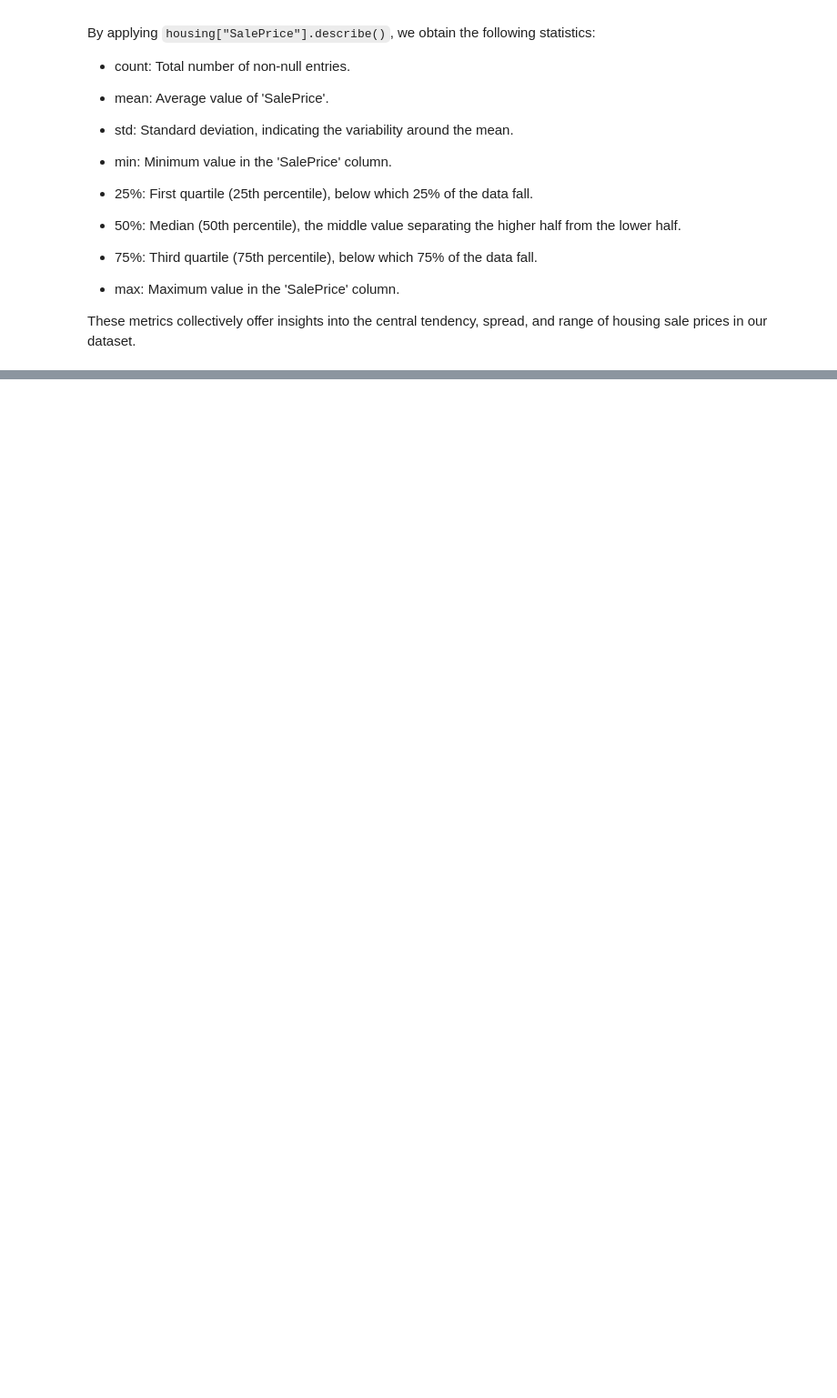
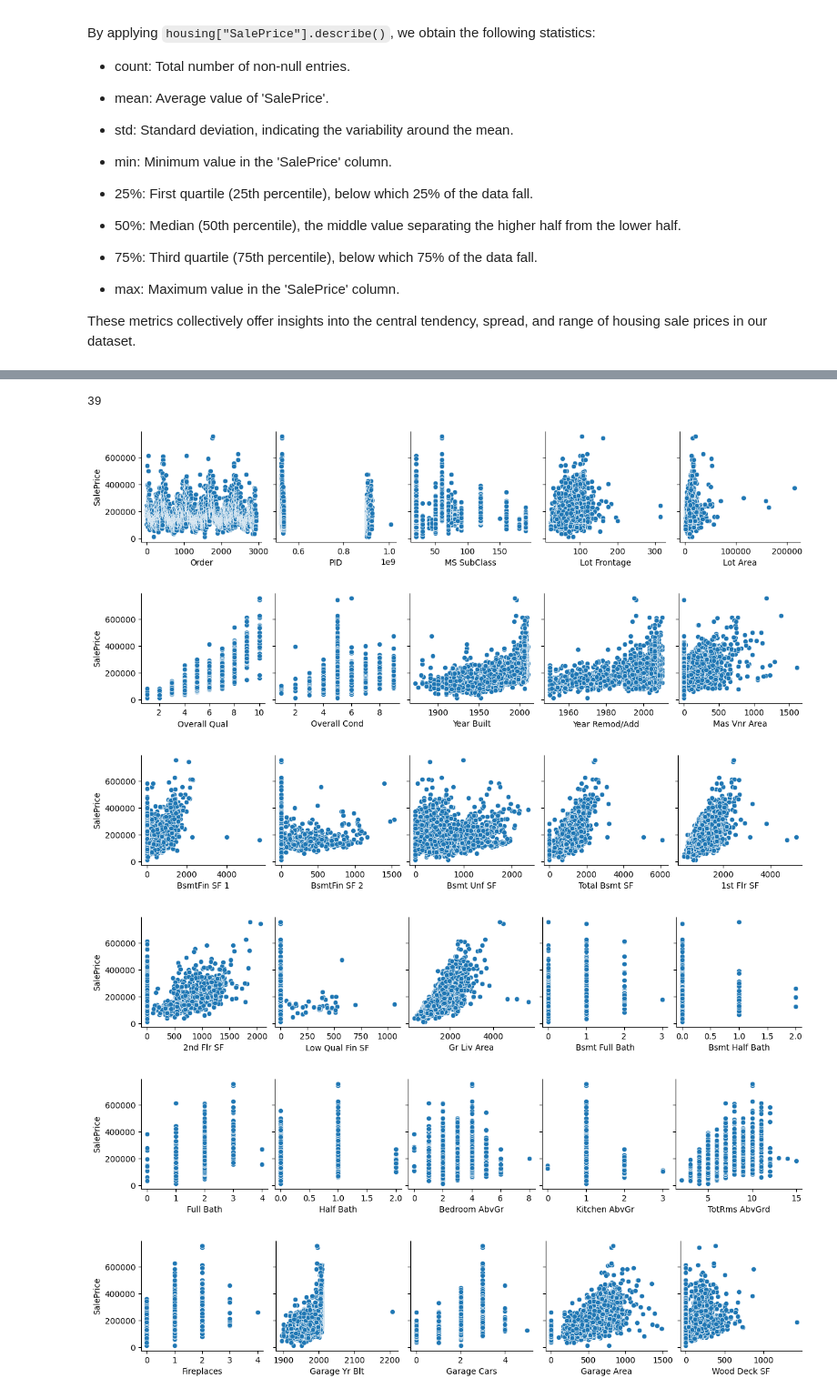
Before and after one commit to BabakDavarmanesh/Learning_MachineLearning, a Jupyter notebook: Machine_Learning_Data_Cleaning.ipynb, the cells around one changed output, grey strips where cells are left out. Shown: that part at 91% size. Saved outputs shown, nothing was run; the diff lists cells and outputs as text; code cells hidden in the pictures; blank space fills up the shorter version.

```diff
--- a/Machine_Learning_Data_Cleaning.ipynb
+++ b/Machine_Learning_Data_Cleaning.ipynb
@@ -136,0 +151,5 @@ These metrics collectively offer insights into the central tendency, spread, and
+# %%
+hous_num = housing.select_dtypes(include = ['float64', 'int64'])
+hous_num_corr = hous_num.corr()['SalePrice'][:-1] # -1 means that the latest row is SalePrice
+top_features = hous_num_corr[abs(hous_num_corr) > 0.5].sort_values(ascending=False) #displays pearsons correlation coefficient greater than 0.5
+print("There is {} strongly correlated values with SalePrice:\n{}".format(len(top_features), top_features))
@@ -136,0 +171,16 @@ These metrics collectively offer insights into the central tendency, spread, and
+# %%
+len(hous_num.columns)
+# %% [output]
+39
+# %%
+for i in range(0, len(hous_num.columns), 5):
+    sns.pairplot(data=hous_num,
+                x_vars=hous_num.columns[i:i+5],
+                y_vars=['SalePrice'])
+# %% [output]
+[figure, added]
+[figure, added]
+[figure, added]
+[figure, added]
+[figure, added]
+[figure, added]
```
Also changed, not shown: parts of 13 cells of this notebook.
